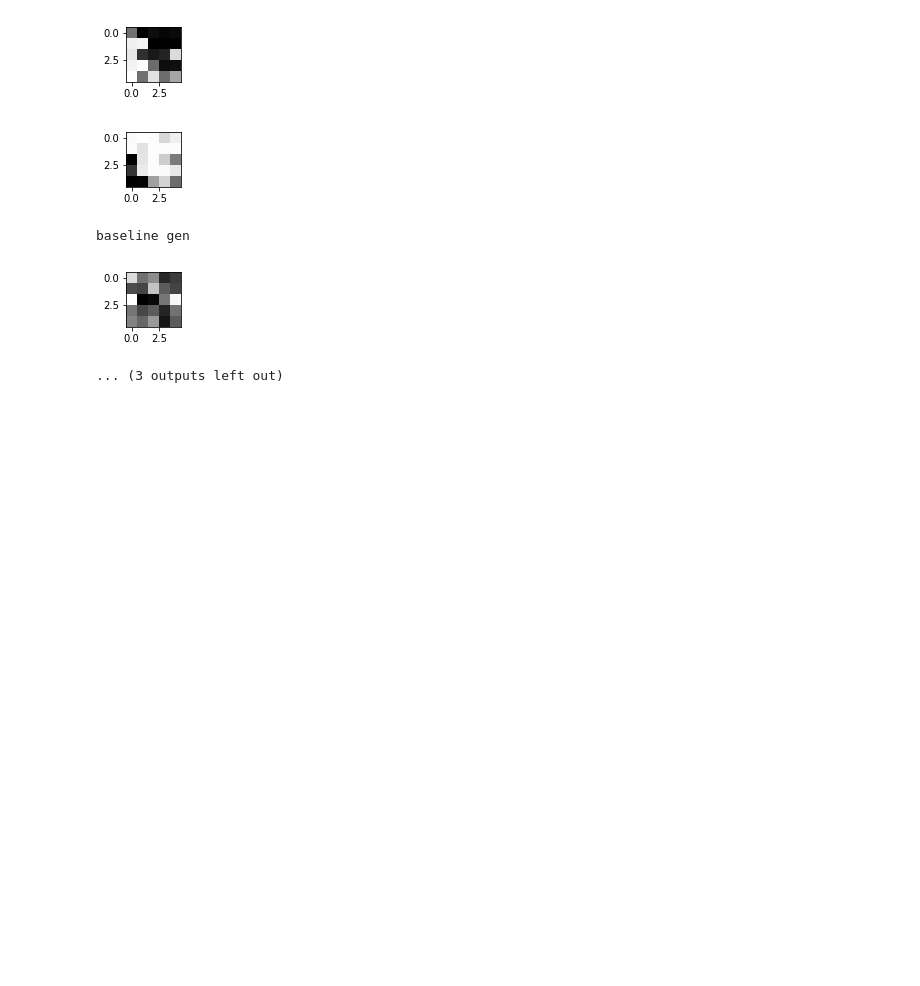
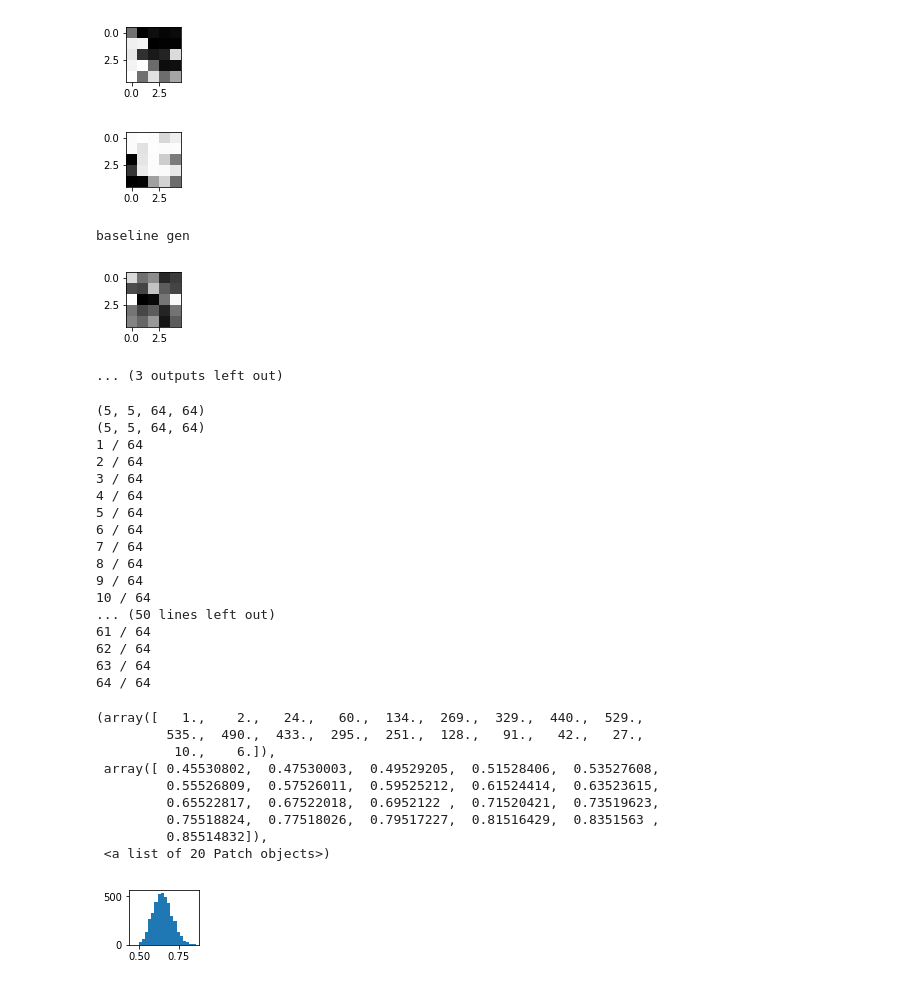
Before and after one commit to arjunkaruvally/Shared-WGAN, a Jupyter notebook: Weights_Analyser.ipynb, the cells around one changed output. Drawn from its saved outputs; the diff is of its cells as text; code cells hidden in the pictures; blank space fills up the shorter version.

```diff
--- a/Weights_Analyser.ipynb
+++ b/Weights_Analyser.ipynb
@@ -77,8 +74,8 @@ baseline gen
 ... (3 outputs left out)
 # %%
 def get_similarity(sim_1, sim_2):
-    a = sim1
-    b = sim2
+    a = sim_1
+    b = sim_2
 
     print a.shape
     print b.shape
@@ -88,6 +85,7 @@ def get_similarity(sim_1, sim_2):
     for x1 in range(a.shape[2]):
         print x1+1,"/",a.shape[2]
         for y1 in range(a.shape[3]):
+            sim_local = []
             for x2 in range(b.shape[2]):
                 for y2 in range(b.shape[3]):
                     x_vector = a[:, :, x1, y1].reshape([5, 5])
@@ -98,5 +96,39 @@ def get_similarity(sim_1, sim_2):
 
                     sim = np.sum(x_vector * y_vector)
 
-                    similarity.append(sim)
+                    sim_local.append(sim)
+
+            similarity.append(np.max(sim_local))
     return similarity
+# %%
+sim = get_similarity(baseline["gen"], baseline["disc"])
+
+plt.hist(sim, bins=20)
+# %% [output]
+(5, 5, 64, 64)
+(5, 5, 64, 64)
+1 / 64
+2 / 64
+3 / 64
+4 / 64
+5 / 64
+6 / 64
+7 / 64
+8 / 64
+9 / 64
+10 / 64
+... (50 lines left out)
+61 / 64
+62 / 64
+63 / 64
+64 / 64
+(array([   1.,    2.,   24.,   60.,  134.,  269.,  329.,  440.,  529.,
+         535.,  490.,  433.,  295.,  251.,  128.,   91.,   42.,   27.,
+          10.,    6.]),
+ array([ 0.45530802,  0.47530003,  0.49529205,  0.51528406,  0.53527608,
+         0.55526809,  0.57526011,  0.59525212,  0.61524414,  0.63523615,
+         0.65522817,  0.67522018,  0.6952122 ,  0.71520421,  0.73519623,
+         0.75518824,  0.77518026,  0.79517227,  0.81516429,  0.8351563 ,
+         0.85514832]),
+ <a list of 20 Patch objects>)
+[figure, added]
```
Also changed, not shown: parts of 3 cells of this notebook, 4 other files.
